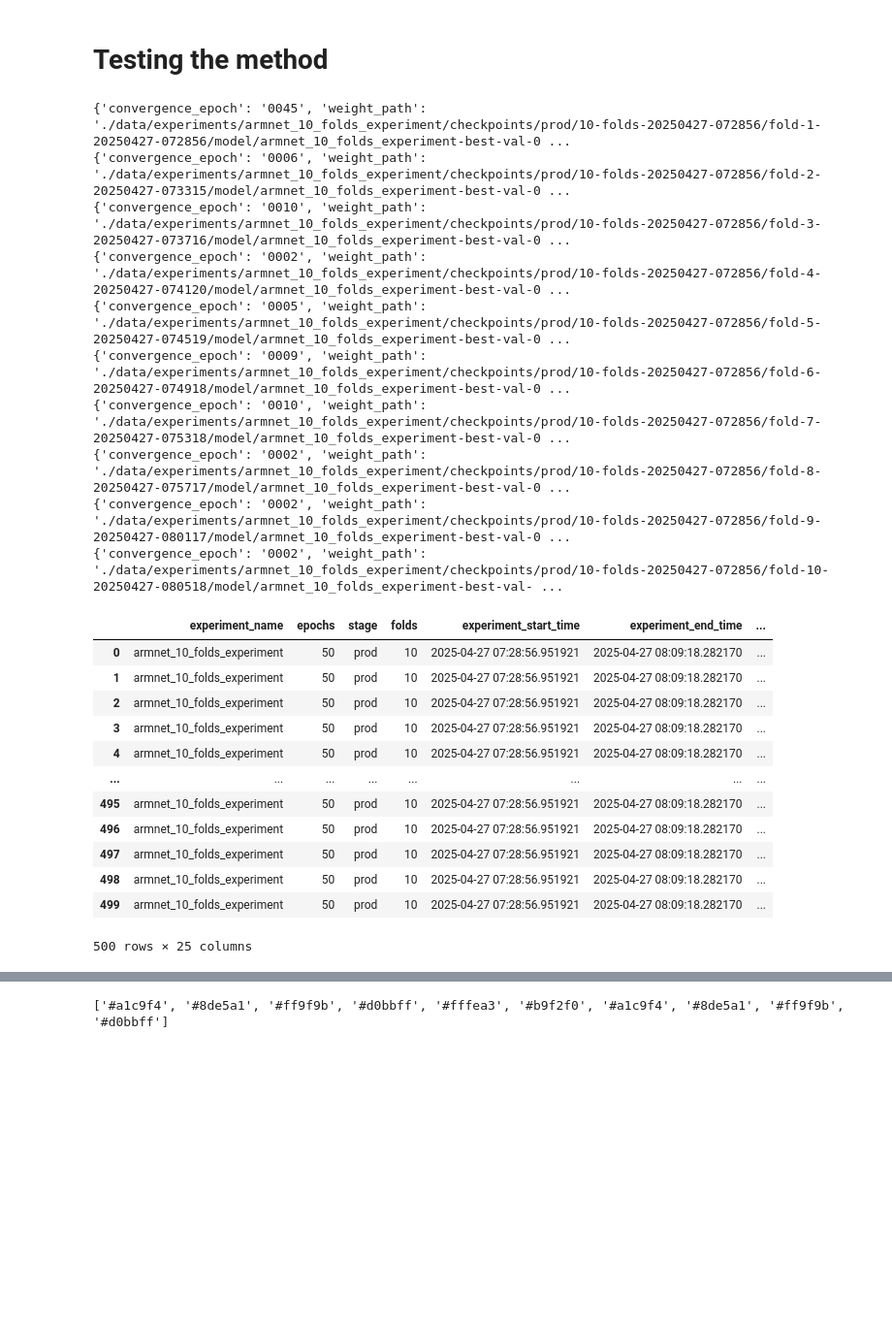
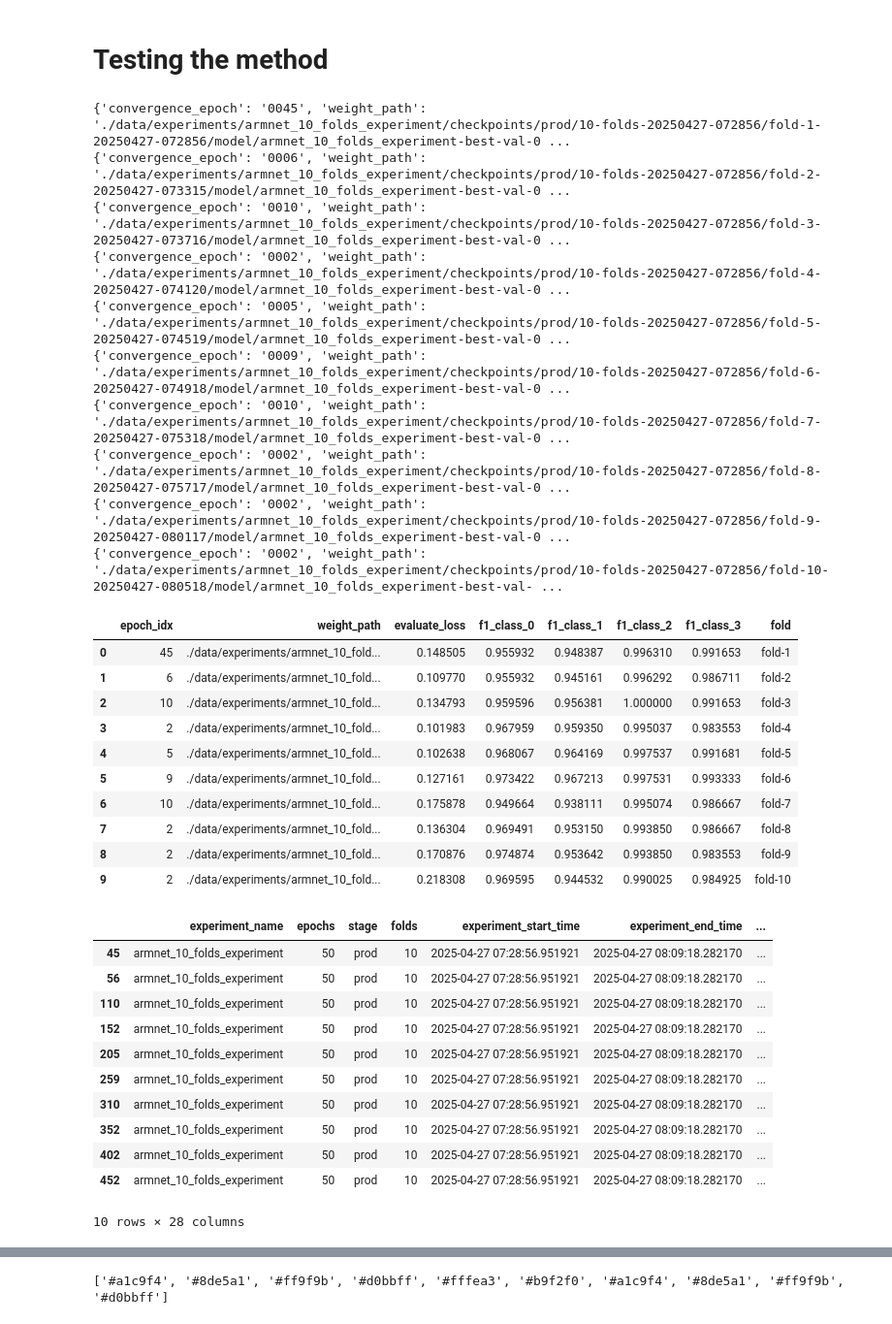
Before and after one commit to dancps/masters_project, a Jupyter notebook: playground/analyse_results.ipynb, the cells around one changed output, grey strips where cells are left out. Shown at 97% size. Drawn from its saved outputs; the diff is of its cells as text; code cells hidden in the pictures; blank space fills up the shorter version.

```diff
--- a/playground/analyse_results.ipynb
+++ b/playground/analyse_results.ipynb
@@ -183,56 +193,64 @@ for fold_result_idx, fold_result in enumerate(data["folds_results"]):
         data["folds_results"][fold_result_idx][x] = val
 
 evaluate_results_list = [x | {"fold": i['fold']}  for i in data["folds_results"] if "evaluate_results" in i for x in i["evaluate_results"]]
-# print(evaluate_results)
-# print([i for i in evaluate_results])
-# print(evaluate_results)
+
 for i in evaluate_results_list:
     print(i)
 
 
-evaluate_results = pd.DataFrame(evaluate_results_list).rename(
+evaluate_results = pd.DataFrame(evaluate_results_list)
+evaluate_results = evaluate_results.astype({"convergence_epoch": "int"})
+evaluate_results = evaluate_results.rename(
     columns={
         "convergence_epoch": "epoch_idx",
         "loss": "evaluate_loss",
-
     })
-
-
 
 # Creates the folds results dataframe
 folds_results = pd.DataFrame(data["folds_results"])
 folds_results = folds_results.drop(columns=["history", "evaluate_results"])
 # folds_results = folds_results.rename(columns={"identifier": "experiment_identifier", "duration": "experiment_duration"})
 
 result = pd.merge(exp_df, folds_results, how="cross")
 result = result.explode(['epoch_idx', 'accuracy', 'f1_score', 'loss', 'precision', 'val_accuracy', 'val_f1_score', 'val_loss', 'val_precision']).reset_index(drop=True)
 result = pd.merge(result, evaluate_results, on=["fold", "epoch_idx"], how="left")
 # evaluate_results
-result
+display(evaluate_results)
+display(result[result["weight_path"].notna()])
 # %% [output]
 {'convergence_epoch': '0045', 'weight_path': './data/experiments/armnet_10_folds_experiment/checkpoints/prod/10-folds-20250427-072856/fold-1-20250427-072856/model/armnet_10_folds_experiment-best-val-0 ...
 {'convergence_epoch': '0006', 'weight_path': './data/experiments/armnet_10_folds_experiment/checkpoints/prod/10-folds-20250427-072856/fold-2-20250427-073315/model/armnet_10_folds_experiment-best-val-0 ...
 {'convergence_epoch': '0010', 'weight_path': './data/experiments/armnet_10_folds_experiment/checkpoints/prod/10-folds-20250427-072856/fold-3-20250427-073716/model/armnet_10_folds_experiment-best-val-0 ...
 {'convergence_epoch': '0002', 'weight_path': './data/experiments/armnet_10_folds_experiment/checkpoints/prod/10-folds-20250427-072856/fold-4-20250427-074120/model/armnet_10_folds_experiment-best-val-0 ...
 {'convergence_epoch': '0005', 'weight_path': './data/experiments/armnet_10_folds_experiment/checkpoints/prod/10-folds-20250427-072856/fold-5-20250427-074519/model/armnet_10_folds_experiment-best-val-0 ...
 {'convergence_epoch': '0009', 'weight_path': './data/experiments/armnet_10_folds_experiment/checkpoints/prod/10-folds-20250427-072856/fold-6-20250427-074918/model/armnet_10_folds_experiment-best-val-0 ...
 {'convergence_epoch': '0010', 'weight_path': './data/experiments/armnet_10_folds_experiment/checkpoints/prod/10-folds-20250427-072856/fold-7-20250427-075318/model/armnet_10_folds_experiment-best-val-0 ...
 {'convergence_epoch': '0002', 'weight_path': './data/experiments/armnet_10_folds_experiment/checkpoints/prod/10-folds-20250427-072856/fold-8-20250427-075717/model/armnet_10_folds_experiment-best-val-0 ...
 {'convergence_epoch': '0002', 'weight_path': './data/experiments/armnet_10_folds_experiment/checkpoints/prod/10-folds-20250427-072856/fold-9-20250427-080117/model/armnet_10_folds_experiment-best-val-0 ...
 {'convergence_epoch': '0002', 'weight_path': './data/experiments/armnet_10_folds_experiment/checkpoints/prod/10-folds-20250427-072856/fold-10-20250427-080518/model/armnet_10_folds_experiment-best-val- ...
-|  | experiment_name | epochs | stage | folds | experiment_start_time | experiment_end_time | ... |
-| 0 | armnet_10_folds_experiment | 50 | prod | 10 | 2025-04-27 07:28:56.951921 | 2025-04-27 08:09:18.282170 | ... |
-| 1 | armnet_10_folds_experiment | 50 | prod | 10 | 2025-04-27 07:28:56.951921 | 2025-04-27 08:09:18.282170 | ... |
-| 2 | armnet_10_folds_experiment | 50 | prod | 10 | 2025-04-27 07:28:56.951921 | 2025-04-27 08:09:18.282170 | ... |
-| 3 | armnet_10_folds_experiment | 50 | prod | 10 | 2025-04-27 07:28:56.951921 | 2025-04-27 08:09:18.282170 | ... |
-| 4 | armnet_10_folds_experiment | 50 | prod | 10 | 2025-04-27 07:28:56.951921 | 2025-04-27 08:09:18.282170 | ... |
-| ... | ... | ... | ... | ... | ... | ... | ... |
-| 495 | armnet_10_folds_experiment | 50 | prod | 10 | 2025-04-27 07:28:56.951921 | 2025-04-27 08:09:18.282170 | ... |
-| 496 | armnet_10_folds_experiment | 50 | prod | 10 | 2025-04-27 07:28:56.951921 | 2025-04-27 08:09:18.282170 | ... |
-| 497 | armnet_10_folds_experiment | 50 | prod | 10 | 2025-04-27 07:28:56.951921 | 2025-04-27 08:09:18.282170 | ... |
-| 498 | armnet_10_folds_experiment | 50 | prod | 10 | 2025-04-27 07:28:56.951921 | 2025-04-27 08:09:18.282170 | ... |
-| 499 | armnet_10_folds_experiment | 50 | prod | 10 | 2025-04-27 07:28:56.951921 | 2025-04-27 08:09:18.282170 | ... |
+|  | epoch_idx | weight_path | evaluate_loss | f1_class_0 | f1_class_1 | f1_class_2 | f1_class_3 | fold |
+| 0 | 45 | ./data/experiments/armnet_10_fold... | 0.148505 | 0.955932 | 0.948387 | 0.996310 | 0.991653 | fold-1 |
+| 1 | 6 | ./data/experiments/armnet_10_fold... | 0.109770 | 0.955932 | 0.945161 | 0.996292 | 0.986711 | fold-2 |
+| 2 | 10 | ./data/experiments/armnet_10_fold... | 0.134793 | 0.959596 | 0.956381 | 1.000000 | 0.991653 | fold-3 |
+| 3 | 2 | ./data/experiments/armnet_10_fold... | 0.101983 | 0.967959 | 0.959350 | 0.995037 | 0.983553 | fold-4 |
+| 4 | 5 | ./data/experiments/armnet_10_fold... | 0.102638 | 0.968067 | 0.964169 | 0.997537 | 0.991681 | fold-5 |
+| 5 | 9 | ./data/experiments/armnet_10_fold... | 0.127161 | 0.973422 | 0.967213 | 0.997531 | 0.993333 | fold-6 |
+| 6 | 10 | ./data/experiments/armnet_10_fold... | 0.175878 | 0.949664 | 0.938111 | 0.995074 | 0.986667 | fold-7 |
+| 7 | 2 | ./data/experiments/armnet_10_fold... | 0.136304 | 0.969491 | 0.953150 | 0.993850 | 0.986667 | fold-8 |
+| 8 | 2 | ./data/experiments/armnet_10_fold... | 0.170876 | 0.974874 | 0.953642 | 0.993850 | 0.983553 | fold-9 |
+| 9 | 2 | ./data/experiments/armnet_10_fold... | 0.218308 | 0.969595 | 0.944532 | 0.990025 | 0.984925 | fold-10 |
+|  | experiment_name | epochs | stage | folds | experiment_start_time | experiment_end_time | ... |
+| 45 | armnet_10_folds_experiment | 50 | prod | 10 | 2025-04-27 07:28:56.951921 | 2025-04-27 08:09:18.282170 | ... |
+| 56 | armnet_10_folds_experiment | 50 | prod | 10 | 2025-04-27 07:28:56.951921 | 2025-04-27 08:09:18.282170 | ... |
+| 110 | armnet_10_folds_experiment | 50 | prod | 10 | 2025-04-27 07:28:56.951921 | 2025-04-27 08:09:18.282170 | ... |
+| 152 | armnet_10_folds_experiment | 50 | prod | 10 | 2025-04-27 07:28:56.951921 | 2025-04-27 08:09:18.282170 | ... |
+| 205 | armnet_10_folds_experiment | 50 | prod | 10 | 2025-04-27 07:28:56.951921 | 2025-04-27 08:09:18.282170 | ... |
+| 259 | armnet_10_folds_experiment | 50 | prod | 10 | 2025-04-27 07:28:56.951921 | 2025-04-27 08:09:18.282170 | ... |
+| 310 | armnet_10_folds_experiment | 50 | prod | 10 | 2025-04-27 07:28:56.951921 | 2025-04-27 08:09:18.282170 | ... |
+| 352 | armnet_10_folds_experiment | 50 | prod | 10 | 2025-04-27 07:28:56.951921 | 2025-04-27 08:09:18.282170 | ... |
+| 402 | armnet_10_folds_experiment | 50 | prod | 10 | 2025-04-27 07:28:56.951921 | 2025-04-27 08:09:18.282170 | ... |
+| 452 | armnet_10_folds_experiment | 50 | prod | 10 | 2025-04-27 07:28:56.951921 | 2025-04-27 08:09:18.282170 | ... |
-500 rows × 25 columns
+10 rows × 28 columns
 # %%
 FILES = {
     'armnet_experiment': "../data/experiments/armnet_experiment/checkpoints/prod/1-folds-20250427-072427/armnet_experiment_20250427-072427_final_results_evaluate.json",
```
Also changed, not shown: parts of 24 cells of this notebook, 3 other files.
